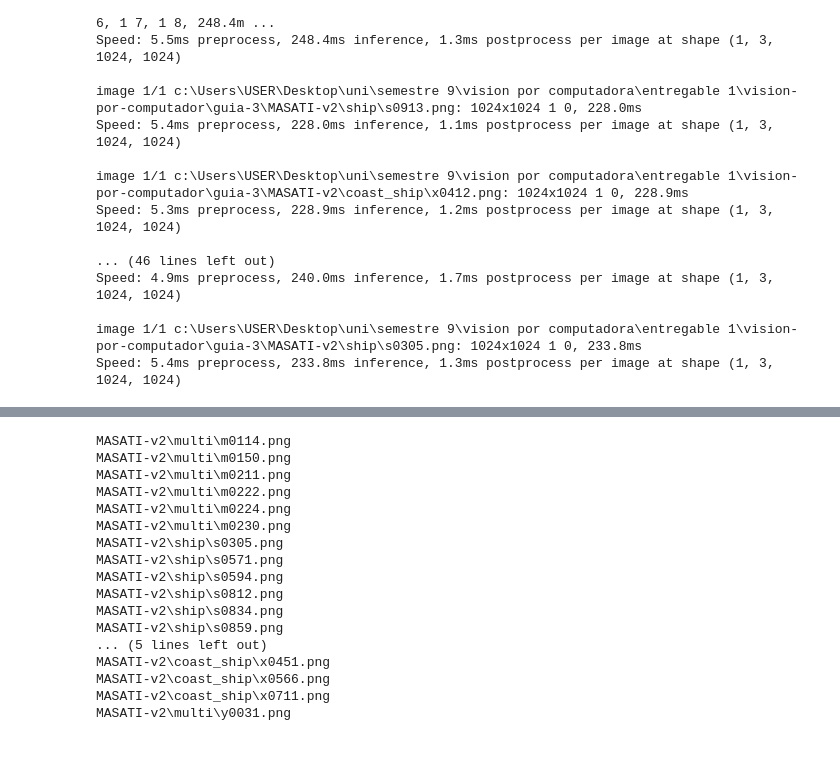
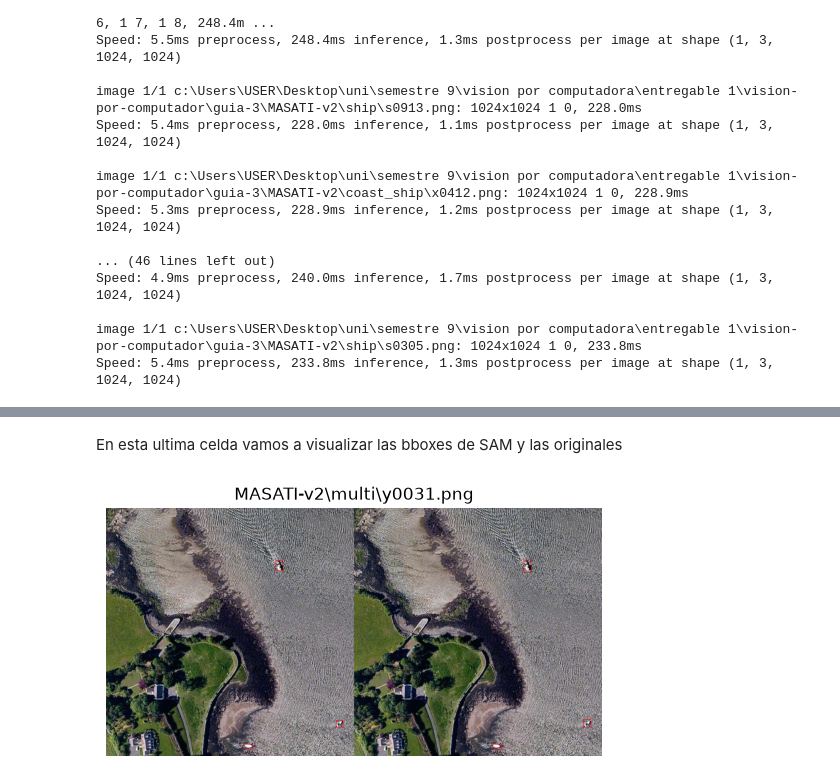
Before and after one commit to Andres2204/vision-por-computador, a Jupyter notebook: guia-3/reto-2.ipynb, the cells around one changed output, grey strips where cells are left out. Drawn from its saved outputs; the diff is of its cells as text; code cells hidden in the pictures; blank space fills up the shorter version.

```diff
--- a/guia-3/reto-2.ipynb
+++ b/guia-3/reto-2.ipynb
@@ -89,5 +111,9 @@ Speed: 7.6ms preprocess, 3136.8ms inference, 1.2ms postprocess per image at shap
 # %%
 def save_voc_xml(results, image_path, xml_path, class_name="ship"):
+    """
+    Guarda las bboxes en un archivo xml en la ruta xml especificada y con los datos de la carpeta
+    de la imagen y el nombre
+    """
     h, w = results.orig_shape            # (alto, ancho) de la imagen original
     boxes = results.boxes.xyxy.cpu().numpy()
 
@@ -120,11 +146,14 @@ def save_voc_xml(results, image_path, xml_path, class_name="ship"):
 dataset_base_path = "MASATI-v2"
 xml_path = os.path.join("MASATI-v2", "ships_SAM")
 
+#recorre las imagenes seleccionadas en el paso anterior
 for image in images:
     split = image.split('\\')
     tree = ET.parse(os.path.join(dataset_base_path, split[1]+"_labels", split[2].replace(".png", ".xml")))
     root = tree.getroot()
     rectangles = []
+
+    #crea las bboxes de los labels
     for obj in root.findall("object"):
         bbox = obj.find("bndbox")
 
@@ -135,11 +164,13 @@ for image in images:
 
         rectangles.append((xmin, ymin, xmax, ymax))
 
+    #realiza la inferencia de SAM asistida por las bboxes
     results = model(image, bboxes=rectangles)
 
+    #guarda las bboxes generadas por SAM en xml
     save_voc_xml(results[0], image, os.path.join(xml_path,split[2][:-4]+".xml"), class_name="ship")
 
-
+#limpiar ram y vram
 gc.collect()
 torch.cuda.empty_cache()
 # %% [output]
@@ -163,8 +196,11 @@ Speed: 5.4ms preprocess, 233.8ms inference, 1.3ms postprocess per image at shape
+# %% [markdown]
+En esta ultima celda vamos a visualizar las bboxes de SAM y las originales
 # %%
 dataset_base_path = "MASATI-v2"
 SAM_path = os.path.join(dataset_base_path, "ships_SAM")
 SAM_content = os.listdir(SAM_path)
 
+# recorre todos los archivos xml
 for file in SAM_content:
 
     tree = ET.parse(os.path.join(SAM_path, file))
@@ -173,6 +209,8 @@ for file in SAM_content:
     image = os.path.join(dataset_base_path, root.find('folder').text, root.find('filename').text)
 
     rectangles_SAM = []
+
+    #crea las bboxes de SAM
     for obj in root.findall("object"):
         bbox = obj.find("bndbox")
 
@@ -185,47 +223,50 @@ for file in SAM_content:
 
 
     cv2_img = cv2.imread(image)
     img_SAM = cv2_img.copy()
+
+    #dibuja las bboxes de SAM en la imagen original
     for (x1,y1,x2,y2) in rectangles_SAM:
         cv2.rectangle(img_SAM, (x1,y1), (x2, y2), (0,0,255), 1)
 
     tree = ET.parse(os.path.join(dataset_base_path, root.find('folder').text+"_labels", root.find('filename').text.replace(".png", ".xml")))
     root = tree.getroot()
     rectangles_xml = []
+
+    #crea las bboxes de las labels
     for obj in root.findall("object"):
         bbox = obj.find("bndbox")
 
         xmin = int(bbox.find("xmin").text)
         ymin = int(bbox.find("ymin").text)
         xmax = int(bbox.find("xmax").text)
         ymax = int(bbox.find("ymax").text)
 
         rectangles_xml.append((xmin, ymin, xmax, ymax))
 
     img_xml = cv2_img.copy()
+
+    #dibuja las bboxes de las labels en la imagen original
     for (x1,y1,x2,y2) in rectangles_xml:
         cv2.rectangle(img_xml, (x1,y1), (x2, y2), (0,0,255), 1)
 
+    #une las 2 imagenes de SAM y labes en una sola
     img_CONCAT = cv2.hconcat([img_SAM,img_xml])
 
+    #muestra la imagen
     cv2.imshow(image, img_CONCAT)
     cv2.waitKey(0)
     cv2.destroyAllWindows()
+
+# Convertir a RGB
+img_SAM = cv2.cvtColor(img_SAM, cv2.COLOR_BGR2RGB)
+img_xml = cv2.cvtColor(img_xml, cv2.COLOR_BGR2RGB)
+img_CONCAT = cv2.hconcat([img_SAM, img_xml])
+
+# Mostrar con Matplotlib
+plt.imshow(img_CONCAT)
+plt.title(image)
+plt.axis("off")
+plt.show()
 # %% [output]
-MASATI-v2\multi\m0114.png
-MASATI-v2\multi\m0150.png
-MASATI-v2\multi\m0211.png
-MASATI-v2\multi\m0222.png
-MASATI-v2\multi\m0224.png
-MASATI-v2\multi\m0230.png
-MASATI-v2\ship\s0305.png
-MASATI-v2\ship\s0571.png
-MASATI-v2\ship\s0594.png
-MASATI-v2\ship\s0812.png
-MASATI-v2\ship\s0834.png
-MASATI-v2\ship\s0859.png
-... (5 lines left out)
-MASATI-v2\coast_ship\x0451.png
-MASATI-v2\coast_ship\x0566.png
-MASATI-v2\coast_ship\x0711.png
-MASATI-v2\multi\y0031.png
+[figure, added]
```
Also changed, not shown: parts of 9 cells of this notebook.
